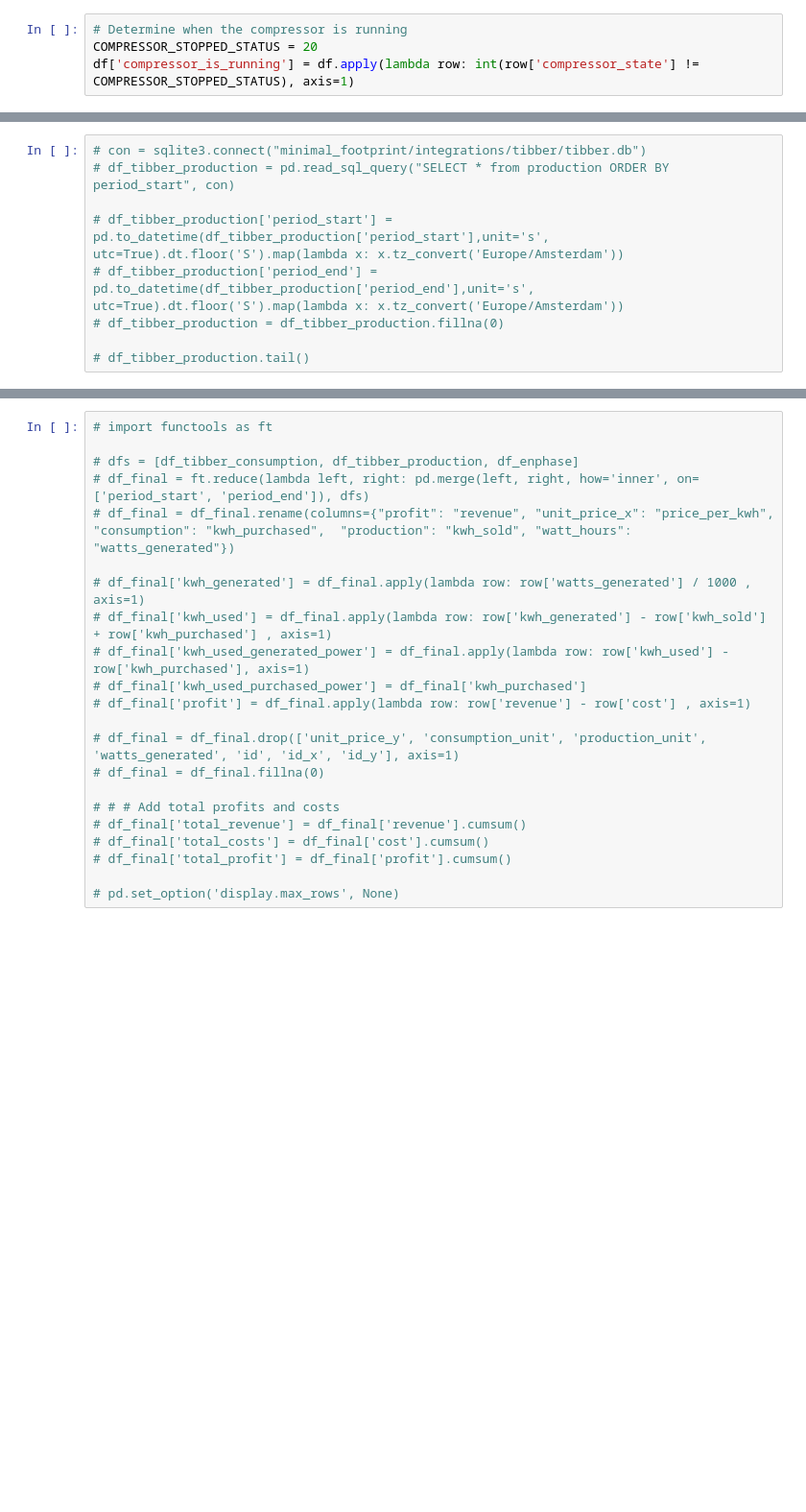
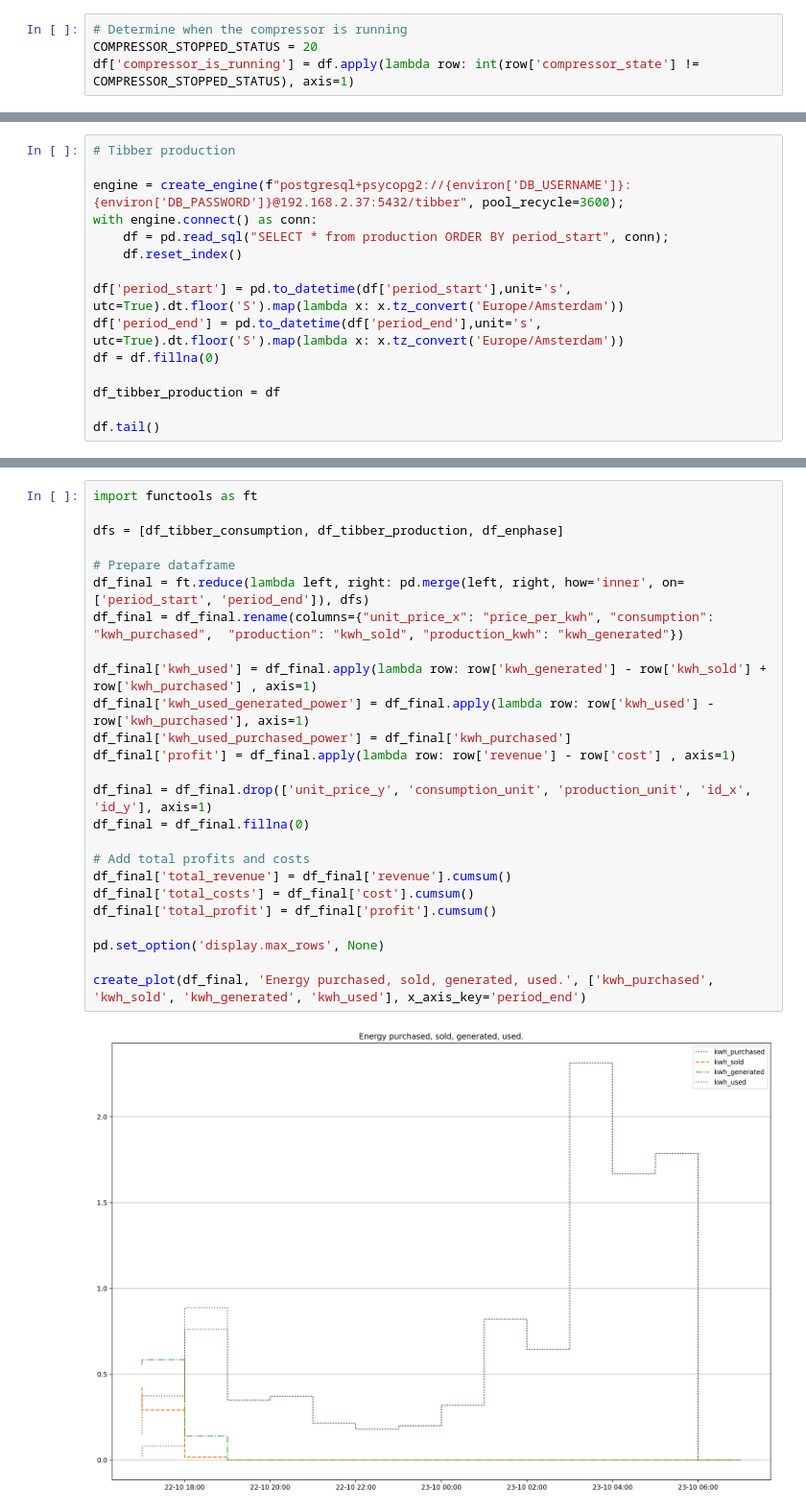
Before and after one commit to bas-vonk/enlighted, a Jupyter notebook: analytics.ipynb, the cells around one changed output, grey strips where cells are left out. Shown at 96% size. Drawn from its saved outputs; the diff is of its cells as text; blank space fills up the shorter version.

```diff
--- a/analytics.ipynb
+++ b/analytics.ipynb
@@ -232,9 +280,15 @@ create_plot(df, 'Temperatures during compressor activity.', ['auto_mode_stop_hea
 # %%
-# con = sqlite3.connect("minimal_footprint/integrations/tibber/tibber.db")
-# df_tibber_production = pd.read_sql_query("SELECT * from production ORDER BY period_start", con)
+# Tibber production
 
-# df_tibber_production['period_start'] = pd.to_datetime(df_tibber_production['period_start'],unit='s', utc=True).dt.floor('S').map(lambda x: x.tz_convert('Europe/Amsterdam'))
-# df_tibber_production['period_end'] = pd.to_datetime(df_tibber_production['period_end'],unit='s', utc=True).dt.floor('S').map(lambda x: x.tz_convert('Europe/Amsterdam'))
-# df_tibber_production = df_tibber_production.fillna(0)
+engine = create_engine(f"postgresql+psycopg2://{environ['DB_USERNAME']}:{environ['DB_PASSWORD']}@192.168.2.37:5432/tibber", pool_recycle=3600);
+with engine.connect() as conn:
+    df = pd.read_sql("SELECT * from production ORDER BY period_start", conn);
+    df.reset_index()
 
-# df_tibber_production.tail()
+df['period_start'] = pd.to_datetime(df['period_start'],unit='s', utc=True).dt.floor('S').map(lambda x: x.tz_convert('Europe/Amsterdam'))
+df['period_end'] = pd.to_datetime(df['period_end'],unit='s', utc=True).dt.floor('S').map(lambda x: x.tz_convert('Europe/Amsterdam'))
+df = df.fillna(0)
+
+df_tibber_production = df
+
+df.tail()
@@ -250,23 +302,28 @@ create_plot(df, 'Temperatures during compressor activity.', ['auto_mode_stop_hea
 # %%
-# import functools as ft
+import functools as ft
 
-# dfs = [df_tibber_consumption, df_tibber_production, df_enphase]
-# df_final = ft.reduce(lambda left, right: pd.merge(left, right, how='inner', on=['period_start', 'period_end']), dfs)
-# df_final = df_final.rename(columns={"profit": "revenue", "unit_price_x": "price_per_kwh", "consumption": "kwh_purchased",  "production": "kwh_sold", "watt_hours": "watts_generated"})
+dfs = [df_tibber_consumption, df_tibber_production, df_enphase]
 
-# df_final['kwh_generated'] = df_final.apply(lambda row: row['watts_generated'] / 1000 , axis=1)
-# df_final['kwh_used'] = df_final.apply(lambda row: row['kwh_generated'] - row['kwh_sold'] + row['kwh_purchased'] , axis=1)
-# df_final['kwh_used_generated_power'] = df_final.apply(lambda row: row['kwh_used'] - row['kwh_purchased'], axis=1)
-# df_final['kwh_used_purchased_power'] = df_final['kwh_purchased']
-# df_final['profit'] = df_final.apply(lambda row: row['revenue'] - row['cost'] , axis=1)
+# Prepare dataframe
+df_final = ft.reduce(lambda left, right: pd.merge(left, right, how='inner', on=['period_start', 'period_end']), dfs)
+df_final = df_final.rename(columns={"unit_price_x": "price_per_kwh", "consumption": "kwh_purchased",  "production": "kwh_sold", "production_kwh": "kwh_generated"})
 
-# df_final = df_final.drop(['unit_price_y', 'consumption_unit', 'production_unit', 'watts_generated', 'id', 'id_x', 'id_y'], axis=1)
-# df_final = df_final.fillna(0)
+df_final['kwh_used'] = df_final.apply(lambda row: row['kwh_generated'] - row['kwh_sold'] + row['kwh_purchased'] , axis=1)
+df_final['kwh_used_generated_power'] = df_final.apply(lambda row: row['kwh_used'] - row['kwh_purchased'], axis=1)
+df_final['kwh_used_purchased_power'] = df_final['kwh_purchased']
+df_final['profit'] = df_final.apply(lambda row: row['revenue'] - row['cost'] , axis=1)
 
-# # # Add total profits and costs
-# df_final['total_revenue'] = df_final['revenue'].cumsum()
-# df_final['total_costs'] = df_final['cost'].cumsum()
-# df_final['total_profit'] = df_final['profit'].cumsum()
+df_final = df_final.drop(['unit_price_y', 'consumption_unit', 'production_unit', 'id_x', 'id_y'], axis=1)
+df_final = df_final.fillna(0)
 
-# pd.set_option('display.max_rows', None)
+# Add total profits and costs
+df_final['total_revenue'] = df_final['revenue'].cumsum()
+df_final['total_costs'] = df_final['cost'].cumsum()
+df_final['total_profit'] = df_final['profit'].cumsum()
+
+pd.set_option('display.max_rows', None)
+
+create_plot(df_final, 'Energy purchased, sold, generated, used.', ['kwh_purchased', 'kwh_sold', 'kwh_generated', 'kwh_used'], x_axis_key='period_end')
+# %% [output]
+[figure, added]
 # %%
```
Also changed, not shown: parts of 10 cells of this notebook, 1 other file.
